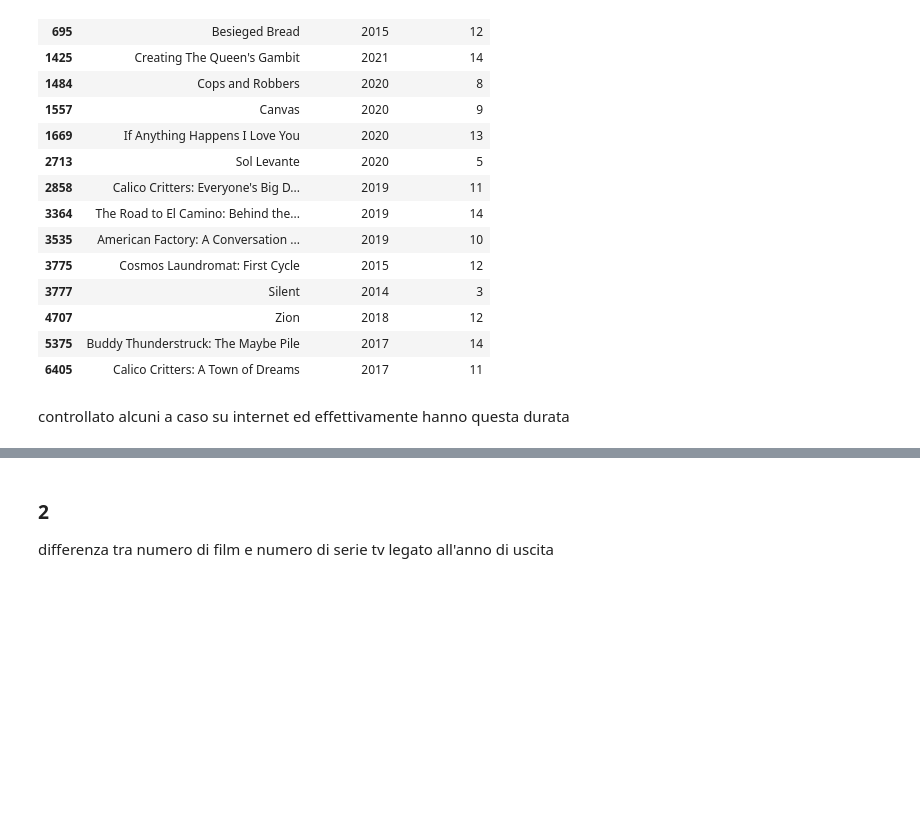
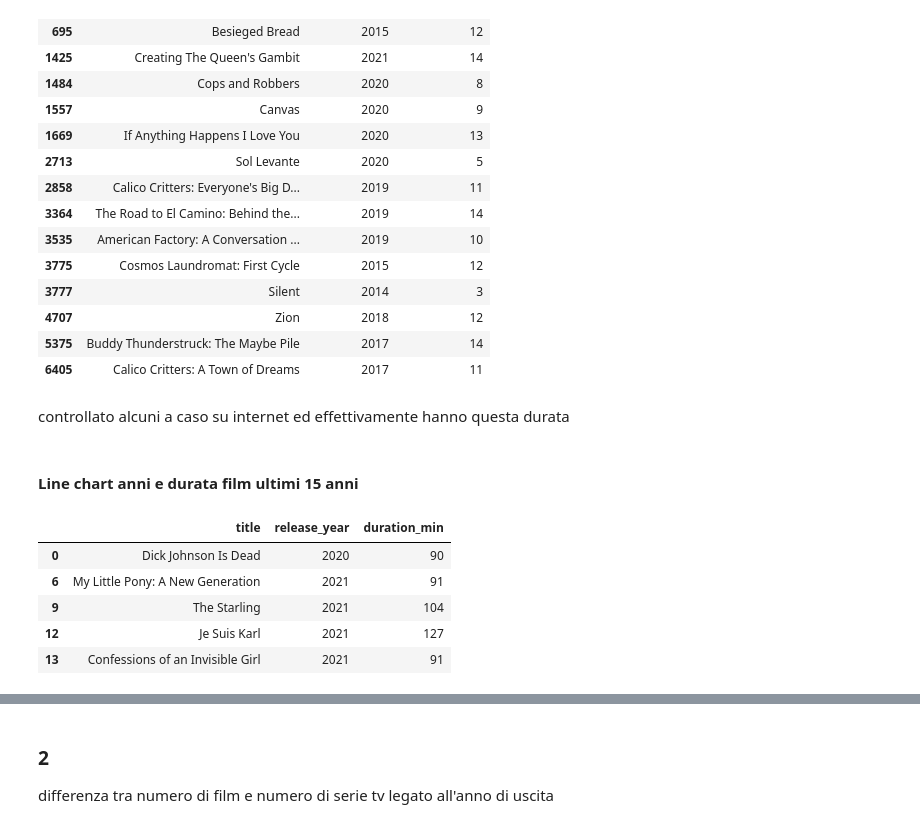
Before and after one commit to Blowdire/DataVisualizationProject, a Jupyter notebook: Progetto/progetto-netflix.ipynb, the cells around one changed output, grey strips where cells are left out. Drawn from its saved outputs; the diff is of its cells as text; code cells hidden in the pictures; blank space fills up the shorter version.

```diff
--- a/Progetto/progetto-netflix.ipynb
+++ b/Progetto/progetto-netflix.ipynb
@@ -446,3 +445,16 @@ netflix_f[netflix_f['duration_min'] < 15][['title', 'release_year', 'duration_mi
 | 6405 | Calico Critters: A Town of Dreams | 2017 | 11 |
 # %% [markdown]
 controllato alcuni a caso su internet ed effettivamente hanno questa durata
+# %% [markdown]
+#### Line chart anni e durata film ultimi 15 anni
+# %%
+netflix_last15 = netflix_f[netflix_f['release_year'] > 2006][['title', 'release_year', 'duration_min']]
+# %%
+netflix_last15.head()
+# %% [output]
+|  | title | release_year | duration_min |
+| 0 | Dick Johnson Is Dead | 2020 | 90 |
+| 6 | My Little Pony: A New Generation | 2021 | 91 |
+| 9 | The Starling | 2021 | 104 |
+| 12 | Je Suis Karl | 2021 | 127 |
+| 13 | Confessions of an Invisible Girl | 2021 | 91 |
```
Also changed, not shown: parts of 20 cells of this notebook, 1 other file.
